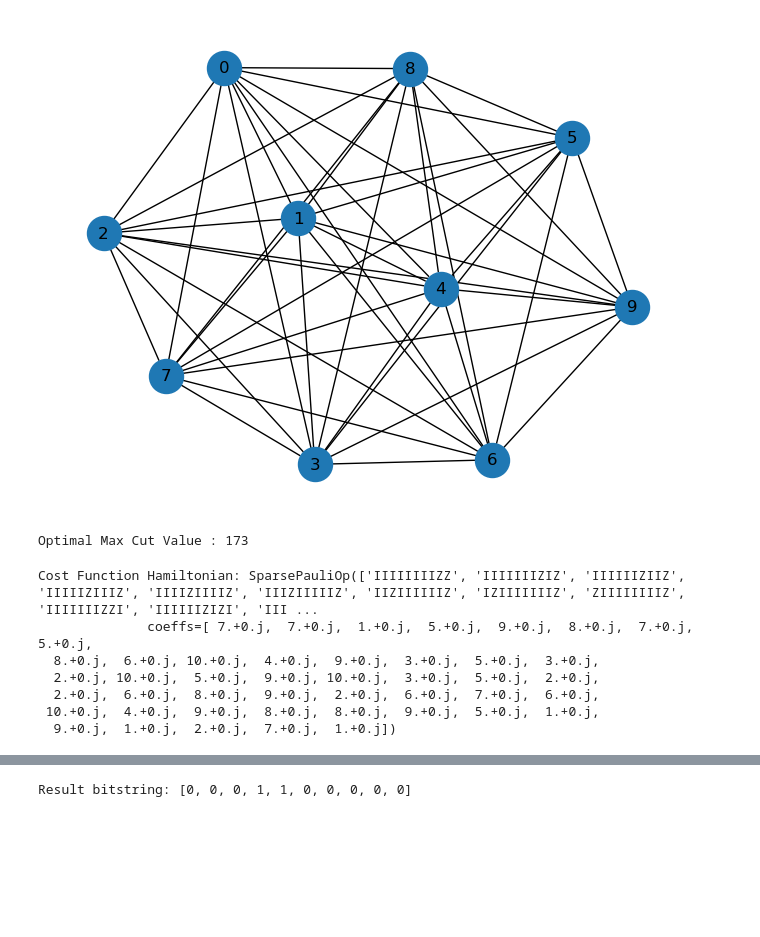
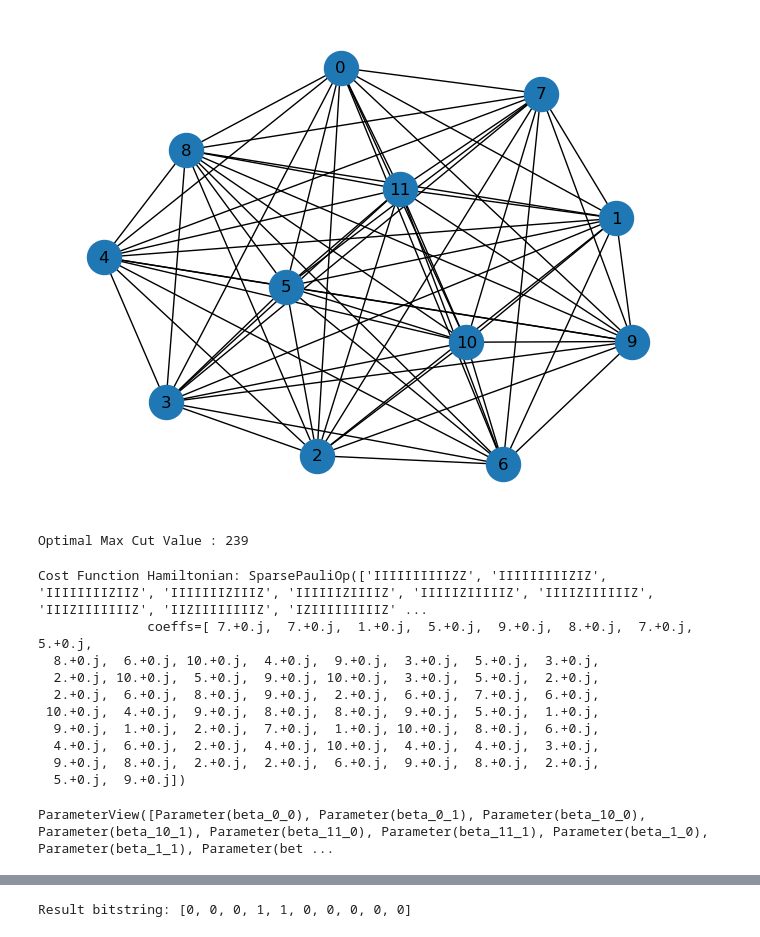
Before and after one commit to d-bharadwaj/SPIQ, a Jupyter notebook: testing_scripts/maxcut_qaoa.ipynb, the cells around one changed output, grey strips where cells are left out. Saved outputs shown, nothing was run; the diff lists cells and outputs as text; code cells hidden in the pictures; blank space fills up the shorter version.

```diff
--- a/testing_scripts/maxcut_qaoa.ipynb
+++ b/testing_scripts/maxcut_qaoa.ipynb
@@ -28,31 +28,34 @@ from clapton.circuit_manipulation import transform_to_allowed_gates,qiskit_to_st
 from testing_scripts.graphs_utils import generate_random_complete_graph,generate_k_regular_graph,compute_optimal_max_cut,build_max_cut_paulis
 from testing_scripts.qaoa_utils import QAOASolver
 # %%
-n = 10
+n = 12
 k=3
 # G = generate_k_regular_graph(num_vertices=n, k=k, weighted=True,seed=True)
 G=generate_random_complete_graph(num_vertices=n, weighted=True, seed=True)
 draw_graph(G, node_size=600, with_labels=True)
 # %% [output]
-[figure, old version]
+[figure, new version]
 # %%
 # Optimal Maxcut Calculation
 optimal_max_cut_val = compute_optimal_max_cut(G)
 print(f"Optimal Max Cut Value : {optimal_max_cut_val}")
 # %% [output]
-Optimal Max Cut Value : 173
+Optimal Max Cut Value : 239
 # %%
 max_cut_paulis = build_max_cut_paulis(G)
 
 cost_hamiltonian = SparsePauliOp.from_list(max_cut_paulis)
 print("Cost Function Hamiltonian:", cost_hamiltonian)
 # %% [output]
-Cost Function Hamiltonian: SparsePauliOp(['IIIIIIIIZZ', 'IIIIIIIZIZ', 'IIIIIIZIIZ', 'IIIIIZIIIZ', 'IIIIZIIIIZ', 'IIIZIIIIIZ', 'IIZIIIIIIZ', 'IZIIIIIIIZ', 'ZIIIIIIIIZ', 'IIIIIIIZZI', 'IIIIIIZIZI', 'III ...
+Cost Function Hamiltonian: SparsePauliOp(['IIIIIIIIIIZZ', 'IIIIIIIIIZIZ', 'IIIIIIIIZIIZ', 'IIIIIIIZIIIZ', 'IIIIIIZIIIIZ', 'IIIIIZIIIIIZ', 'IIIIZIIIIIIZ', 'IIIZIIIIIIIZ', 'IIZIIIIIIIIZ', 'IZIIIIIIIIIZ' ...
               coeffs=[ 7.+0.j,  7.+0.j,  1.+0.j,  5.+0.j,  9.+0.j,  8.+0.j,  7.+0.j,  5.+0.j,
   8.+0.j,  6.+0.j, 10.+0.j,  4.+0.j,  9.+0.j,  3.+0.j,  5.+0.j,  3.+0.j,
   2.+0.j, 10.+0.j,  5.+0.j,  9.+0.j, 10.+0.j,  3.+0.j,  5.+0.j,  2.+0.j,
   2.+0.j,  6.+0.j,  8.+0.j,  9.+0.j,  2.+0.j,  6.+0.j,  7.+0.j,  6.+0.j,
  10.+0.j,  4.+0.j,  9.+0.j,  8.+0.j,  8.+0.j,  9.+0.j,  5.+0.j,  1.+0.j,
-  9.+0.j,  1.+0.j,  2.+0.j,  7.+0.j,  1.+0.j])
+  9.+0.j,  1.+0.j,  2.+0.j,  7.+0.j,  1.+0.j, 10.+0.j,  8.+0.j,  6.+0.j,
+  4.+0.j,  6.+0.j,  2.+0.j,  4.+0.j, 10.+0.j,  4.+0.j,  4.+0.j,  3.+0.j,
+  9.+0.j,  8.+0.j,  2.+0.j,  2.+0.j,  6.+0.j,  9.+0.j,  8.+0.j,  2.+0.j,
+  5.+0.j,  9.+0.j])
 # %%
 reps = 2
@@ -60,3 +68,7 @@ circuit = multi_angle_qaoa_circuit(n,G ,reps)
 # %%
 maxcut_qaoa = QAOASolver(cost_hamiltonian,circuit)
 maxcut_qaoa.prepare_circuit()
+# %%
+circuit.parameters
+# %% [output]
+ParameterView([Parameter(beta_0_0), Parameter(beta_0_1), Parameter(beta_10_0), Parameter(beta_10_1), Parameter(beta_11_0), Parameter(beta_11_1), Parameter(beta_1_0), Parameter(beta_1_1), Parameter(bet ...
```
Also changed, not shown: parts of 10 cells of this notebook, 48 other files.
